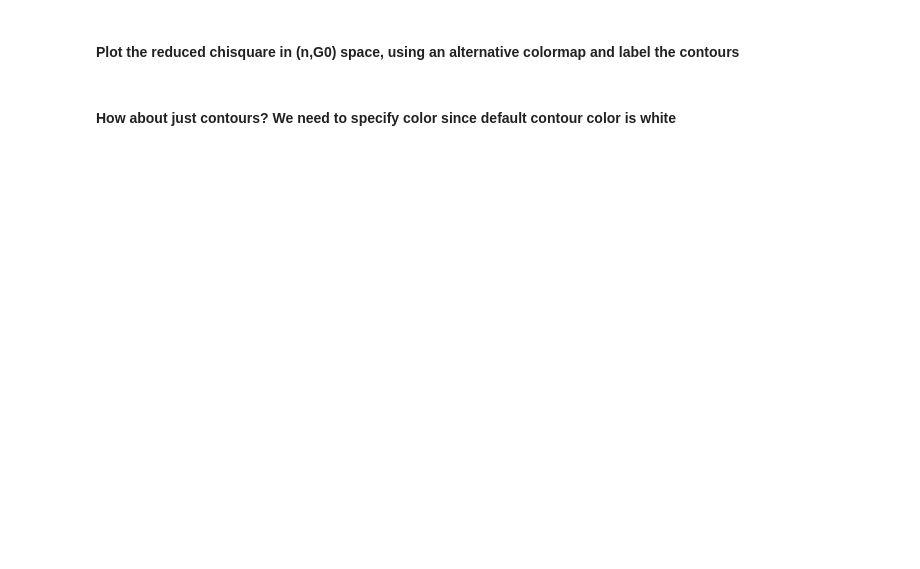
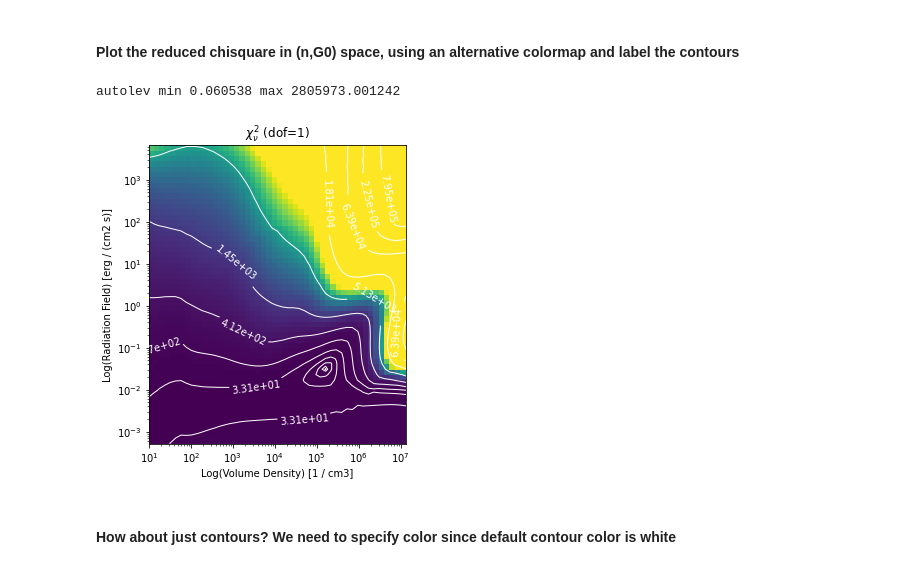
Before and after one commit to mpound/pdrtpy-nb, a Jupyter notebook: notebooks/PDRT_Example_Find_n_G0_Single_Pixel.ipynb, the cells around one changed output. Cells and saved outputs as stored; diff of their text form; code cells hidden in the pictures; blank space fills up the shorter version.

```diff
--- a/notebooks/PDRT_Example_Find_n_G0_Single_Pixel.ipynb
+++ b/notebooks/PDRT_Example_Find_n_G0_Single_Pixel.ipynb
@@ -27,7 +27,7 @@ a = [m1,m2,m3,m4]
 # %% [markdown]
 Now create the fitting tool, feeding it your observations.   It will use the default  Wolfire/Kauffman ModelSet.
 # %%
-p = LineRatioFit(measurements=a)
+p = LineRatioFit(ModelSet("wk2020",z=1),measurements=a)
 # %% [markdown]
 ### Now run it!
 Note the K km s$^{-1}$ get converted on the fly to erg s$^{-1}$ cm$^{-2}$ sr$^{-1}$.  You will get warned that there are no beam parameters in the Measurements.
@@ -61,7 +75,10 @@ plot.ratios_on_models()
 # %% [markdown]
 #### Plot the reduced chisquare in (n,G0) space, using an alternative colormap and label the contours
 # %%
-plot.reduced_chisq(cmap='viridis',label=True)
+plot.reduced_chisq(cmap='viridis',label=True,colors='white')
+# %% [output]
+autolev min 0.060538 max 2805973.001242
+[figure, added]
 # %% [markdown]
 #### How about just contours? We need to specify color since default contour color is white
 # %%
```
Also changed, not shown: parts of 13 cells of this notebook, 3 other files.
